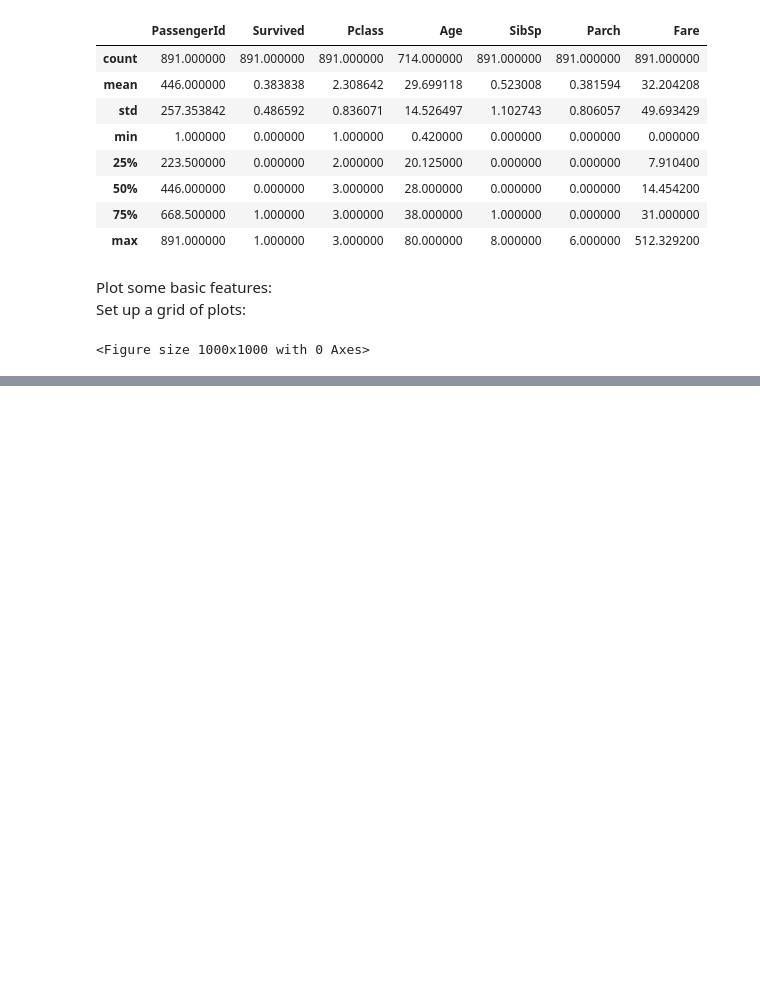
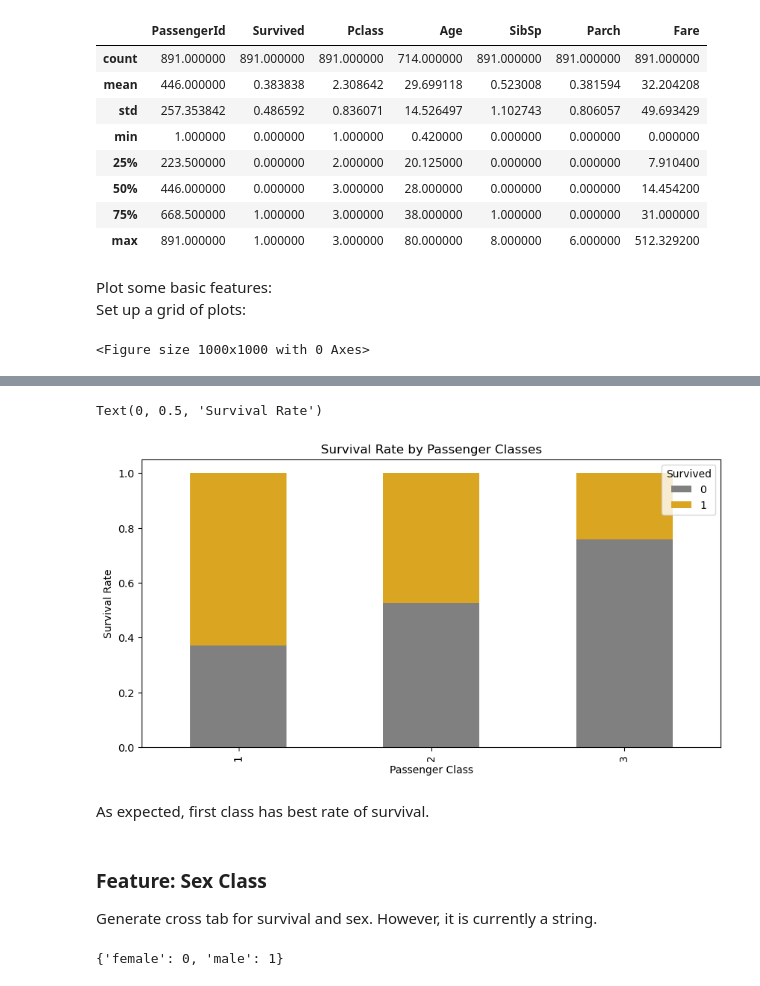
Before and after one commit to LydiaStoneKonstanski/data-science-ipython-notebooks, a Jupyter notebook: kaggle/lydias_titanic.ipynb, the cells around one changed output, grey strips where cells are left out. Drawn from its saved outputs; the diff is of its cells as text; code cells hidden in the pictures; blank space fills up the shorter version.

```diff
--- a/kaggle/lydias_titanic.ipynb
+++ b/kaggle/lydias_titanic.ipynb
@@ -135,0 +148,3 @@ plt.tight_layout()
+# %%
+pclass_xt = pd.crosstab(df_train['Pclass'], df_train['Survived'])
+pclass_xt
@@ -135,0 +157,25 @@ plt.tight_layout()
+# %%
+plt.rcParams["figure.figsize"] = (10,5)
+pclass_xt_pct = pclass_xt.div(pclass_xt.sum(1).astype(float), axis=0)
+
+pclass_xt_pct.plot(kind='bar',
+                  stacked='True',
+                  title='Survival Rate by Passenger Classes',
+                  color=['gray', 'goldenrod'])
+
+plt.xlabel('Passenger Class')
+plt.ylabel('Survival Rate')
+# %% [output]
+Text(0, 0.5, 'Survival Rate')
+[figure, added]
+# %% [markdown]
+As expected, first class has best rate of survival.
+# %% [markdown]
+### Feature: Sex Class <br>
+Generate cross tab for survival and sex. However, it is currently a string.
+# %%
+sexes = sorted(df_train['Sex'].unique())
+genders_mapping = dict(zip(sexes, range(0, len(sexes)+1)))
+genders_mapping
+# %% [output]
+{'female': 0, 'male': 1}
```
Also changed, not shown: parts of 36 cells of this notebook.
